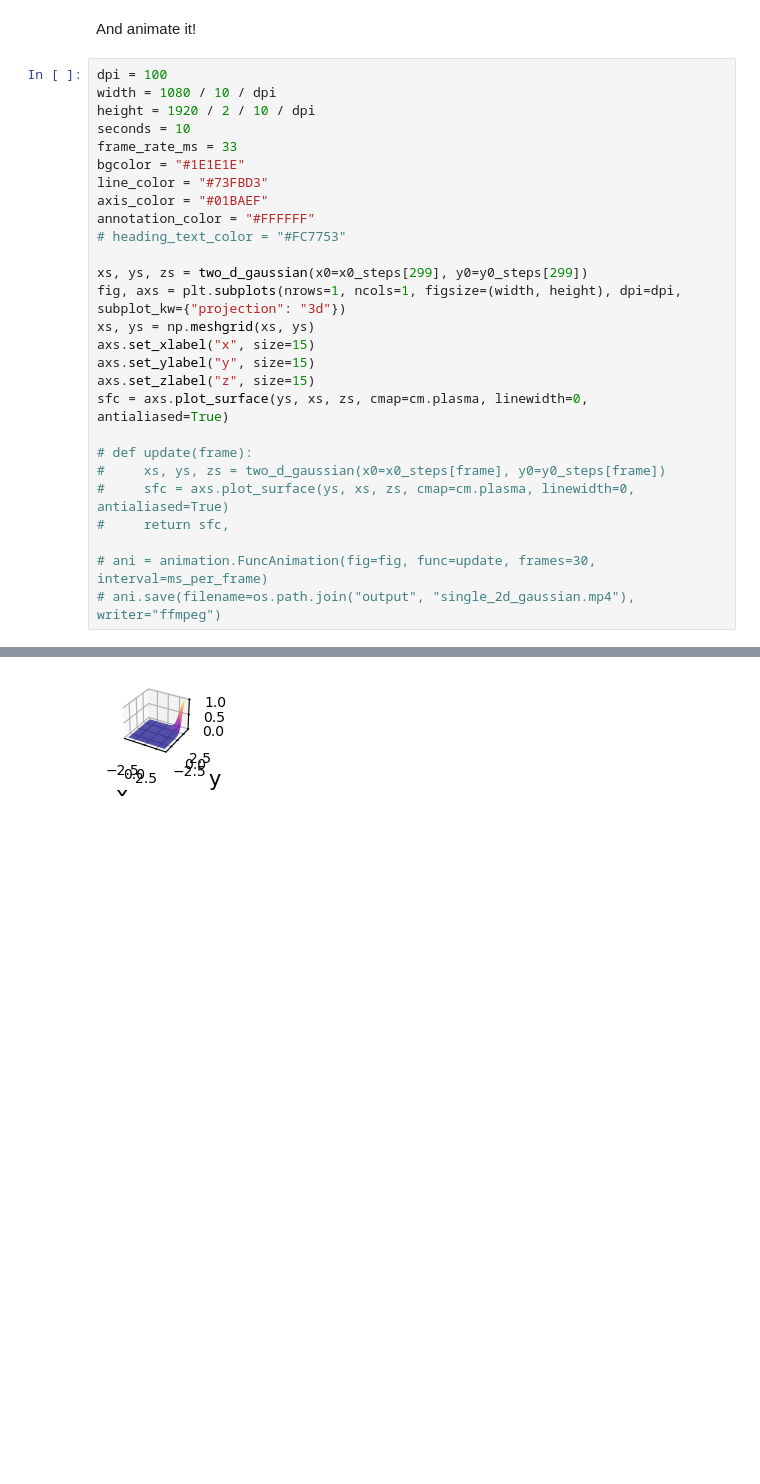
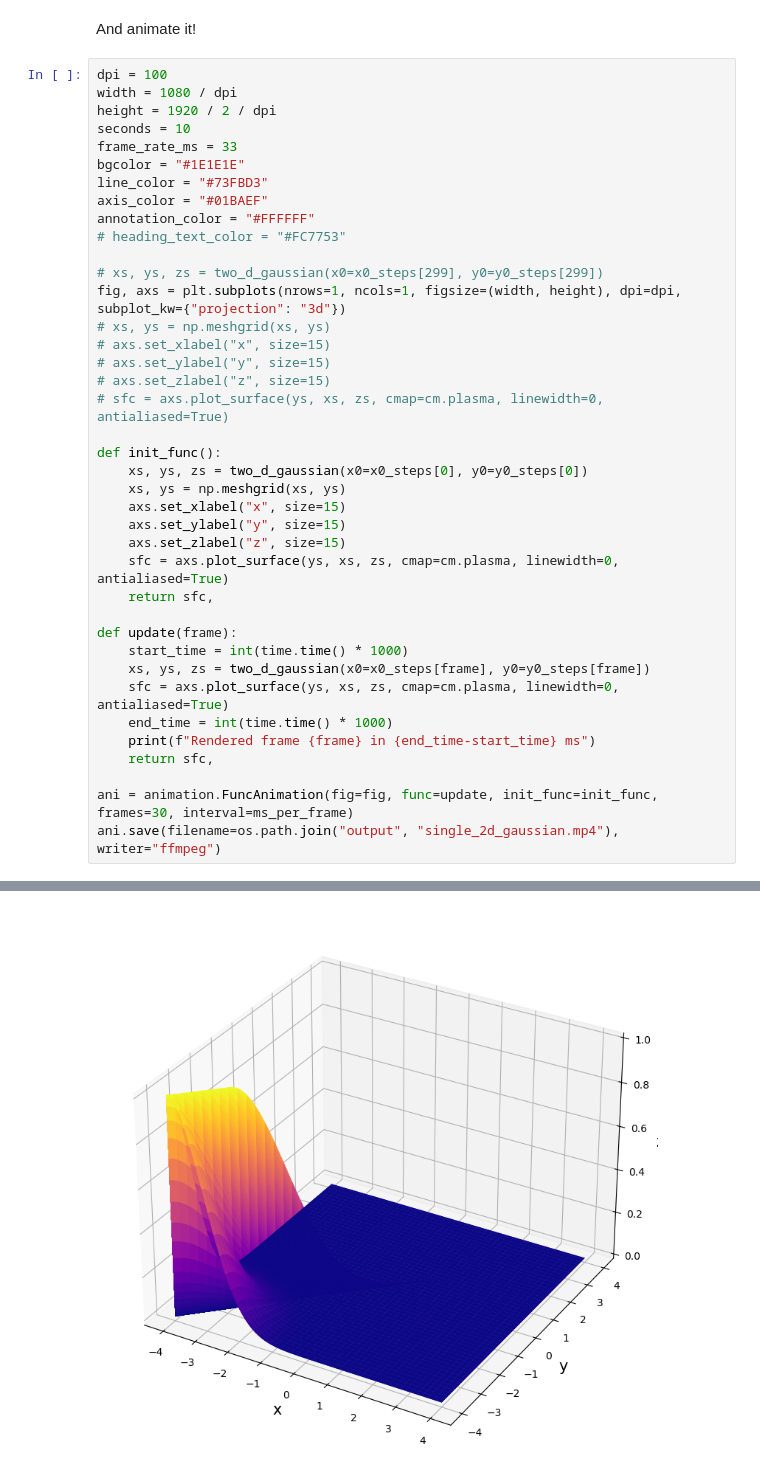
Before and after one commit to akey7/gaussian-animations, a Jupyter notebook: two_dimensional_gaussians.ipynb, the cells around one changed output, grey strips where cells are left out. Saved outputs shown, nothing was run; the diff lists cells and outputs as text; blank space fills up the shorter version.

```diff
--- a/two_dimensional_gaussians.ipynb
+++ b/two_dimensional_gaussians.ipynb
@@ -57,8 +58,8 @@ y0_steps = np.concatenate([np.linspace(-4, 0, frames // 3), np.zeros(frames // 3
 And animate it!
 # %%
 dpi = 100
-width = 1080 / 10 / dpi
-height = 1920 / 2 / 10 / dpi
+width = 1080 / dpi
+height = 1920 / 2 / dpi
 seconds = 10
 frame_rate_ms = 33
 bgcolor = "#1E1E1E"
@@ -67,19 +68,31 @@ axis_color = "#01BAEF"
 annotation_color = "#FFFFFF"
 # heading_text_color = "#FC7753"
 
-xs, ys, zs = two_d_gaussian(x0=x0_steps[299], y0=y0_steps[299])
+# xs, ys, zs = two_d_gaussian(x0=x0_steps[299], y0=y0_steps[299])
 fig, axs = plt.subplots(nrows=1, ncols=1, figsize=(width, height), dpi=dpi, subplot_kw={"projection": "3d"})
-xs, ys = np.meshgrid(xs, ys)
-axs.set_xlabel("x", size=15)
-axs.set_ylabel("y", size=15)
-axs.set_zlabel("z", size=15)
-sfc = axs.plot_surface(ys, xs, zs, cmap=cm.plasma, linewidth=0, antialiased=True)
+# xs, ys = np.meshgrid(xs, ys)
+# axs.set_xlabel("x", size=15)
+# axs.set_ylabel("y", size=15)
+# axs.set_zlabel("z", size=15)
+# sfc = axs.plot_surface(ys, xs, zs, cmap=cm.plasma, linewidth=0, antialiased=True)
 
-# def update(frame):
-#     xs, ys, zs = two_d_gaussian(x0=x0_steps[frame], y0=y0_steps[frame])
-#     sfc = axs.plot_surface(ys, xs, zs, cmap=cm.plasma, linewidth=0, antialiased=True)
-#     return sfc,
+def init_func():
+    xs, ys, zs = two_d_gaussian(x0=x0_steps[0], y0=y0_steps[0])
+    xs, ys = np.meshgrid(xs, ys)
+    axs.set_xlabel("x", size=15)
+    axs.set_ylabel("y", size=15)
+    axs.set_zlabel("z", size=15)
+    sfc = axs.plot_surface(ys, xs, zs, cmap=cm.plasma, linewidth=0, antialiased=True)
+    return sfc,
 
-# ani = animation.FuncAnimation(fig=fig, func=update, frames=30, interval=ms_per_frame)
-# ani.save(filename=os.path.join("output", "single_2d_gaussian.mp4"), writer="ffmpeg")
+def update(frame):
+    start_time = int(time.time() * 1000)
+    xs, ys, zs = two_d_gaussian(x0=x0_steps[frame], y0=y0_steps[frame])
+    sfc = axs.plot_surface(ys, xs, zs, cmap=cm.plasma, linewidth=0, antialiased=True)
+    end_time = int(time.time() * 1000)
+    print(f"Rendered frame {frame} in {end_time-start_time} ms")
+    return sfc,
+
+ani = animation.FuncAnimation(fig=fig, func=update, init_func=init_func, frames=30, interval=ms_per_frame)
+ani.save(filename=os.path.join("output", "single_2d_gaussian.mp4"), writer="ffmpeg")
 # %% [output]
@@ -86 +116 @@ sfc = axs.plot_surface(ys, xs, zs, cmap=cm.plasma, linewidth=0, antialiased=True
-[figure, old version]
+[figure, new version]
```
Also changed, not shown: parts of 2 cells of this notebook.
